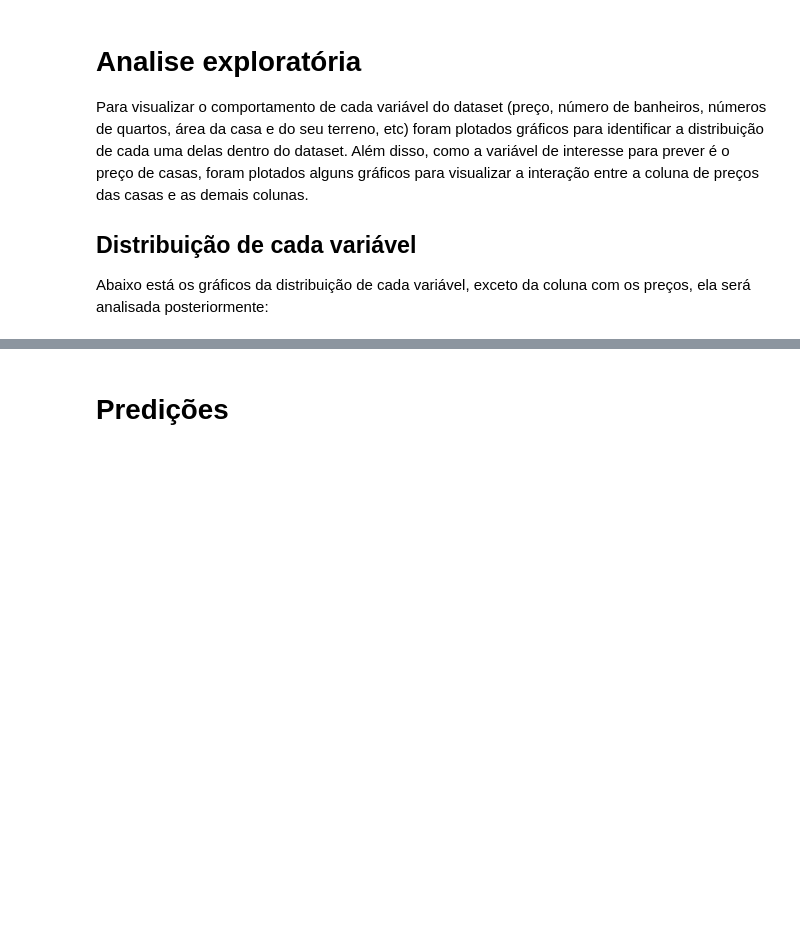
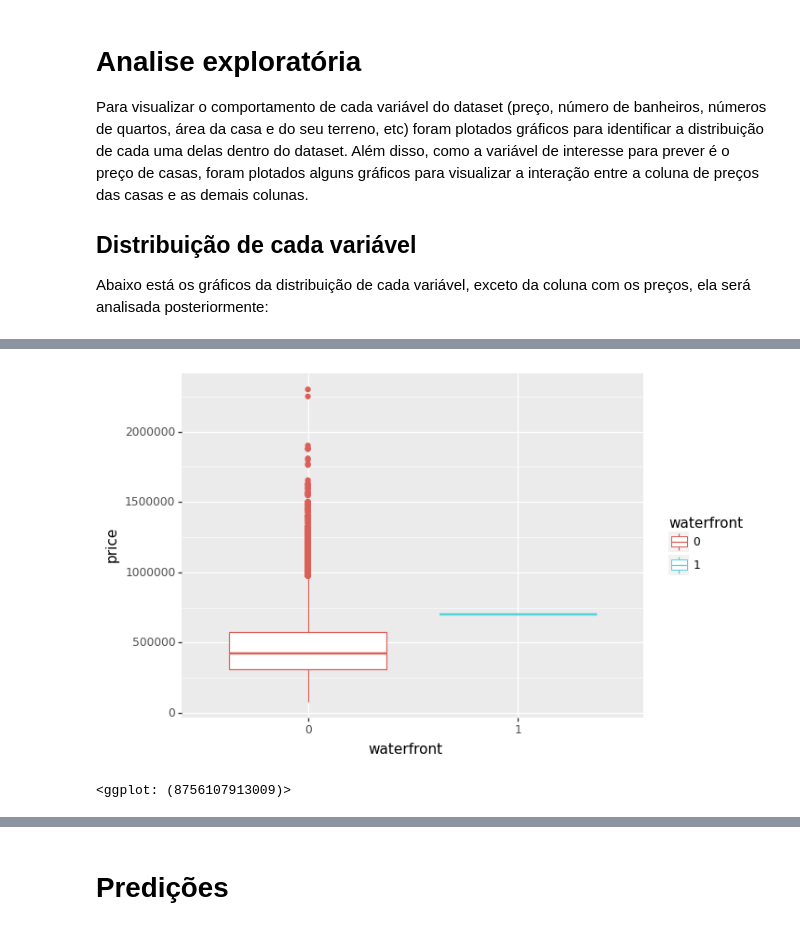
Before and after one commit to delattre1/house-pricing-prediction, a Jupyter notebook: projeto.ipynb, the cells around one changed output, grey strips where cells are left out. Cells and saved outputs as stored; diff of their text form; code cells hidden in the pictures; blank space fills up the shorter version.

```diff
--- a/projeto.ipynb
+++ b/projeto.ipynb
@@ -193,0 +218,9 @@ Abaixo está os gráficos da distribuição de cada variável, exceto da coluna
+# %%
+df_test = df.copy()
+df_test =  df_test.assign(
+    waterfront = lambda _: pd.Categorical(_.waterfront, [0,1]))
+(ggplot(df_test, aes(x='waterfront', y = 'price',color ='waterfront'))+
+ geom_boxplot())
+# %% [output]
+[figure, added]
+<ggplot: (8756107913009)>
```
Also changed, not shown: parts of 18 cells of this notebook.
